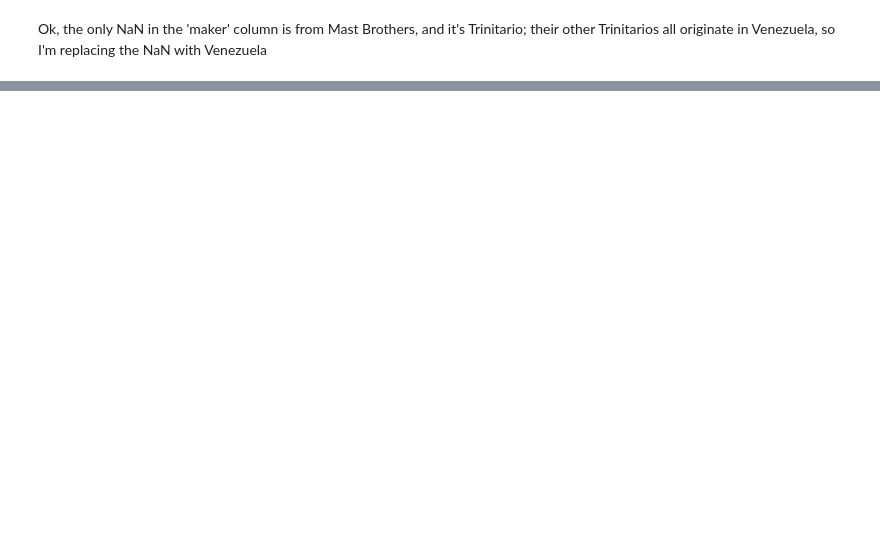
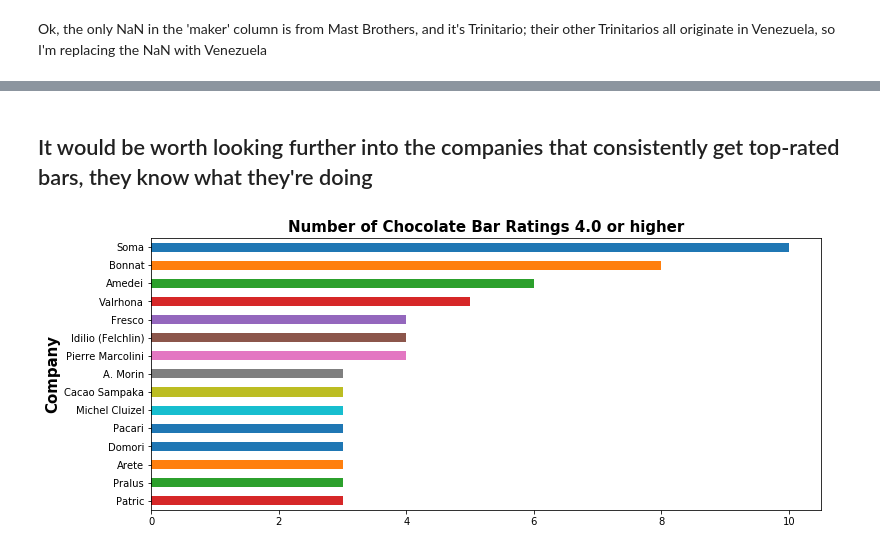
Before and after one commit to A-Bauman/Thinkful, a Jupyter notebook: Cacao.ipynb, the cells around one changed output, grey strips where cells are left out. Saved outputs shown, nothing was run; the diff lists cells and outputs as text; code cells hidden in the pictures; blank space fills up the shorter version.

Commit message:
Updated with further work

```diff
--- a/Cacao.ipynb
+++ b/Cacao.ipynb
@@ -169,0 +276,11 @@ Name: bean_type, dtype: int64
+# %% [markdown]
+## It would be worth looking further into the companies that consistently get top-rated bars, they know what they're doing
+# %%
+fig, ax = plt.subplots(figsize=[12,5])
+choc.loc[choc.rating >= 4.0, "maker"].value_counts().head(15).plot('barh')
+plt.title('Number of Chocolate Bar Ratings 4.0 or higher', fontsize=15, fontweight='bold')
+plt.ylabel('Company', fontsize=15, fontweight='bold')
+plt.gca().invert_yaxis()
+plt.show()
+# %% [output]
+[figure, added]
```
Also changed, not shown: parts of 40 cells of this notebook.
